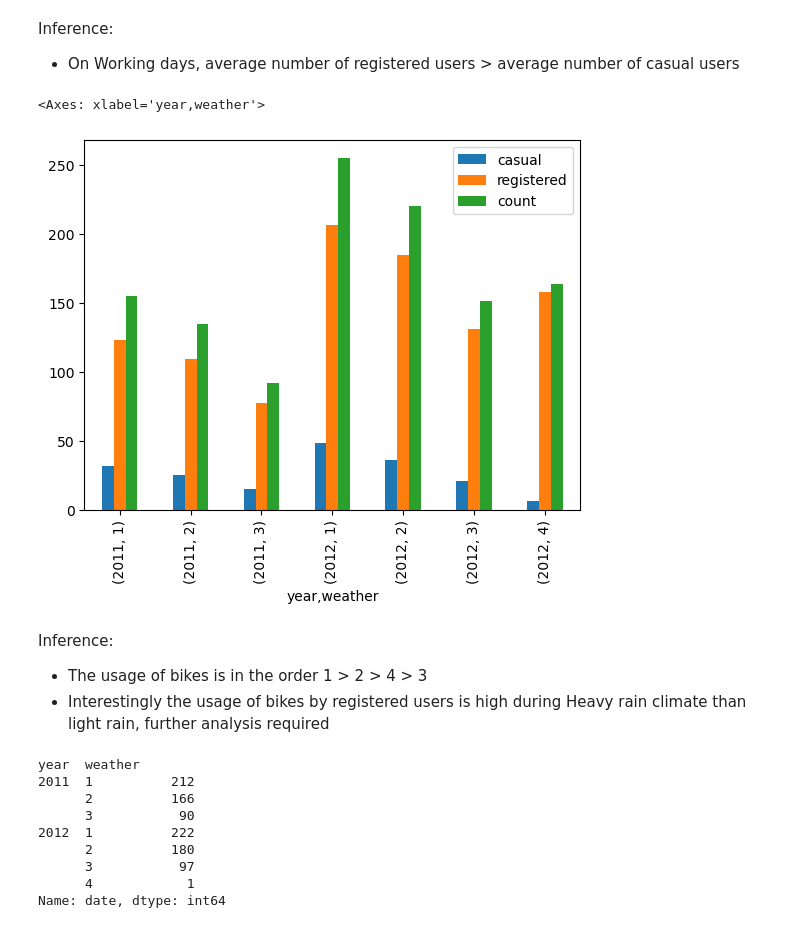
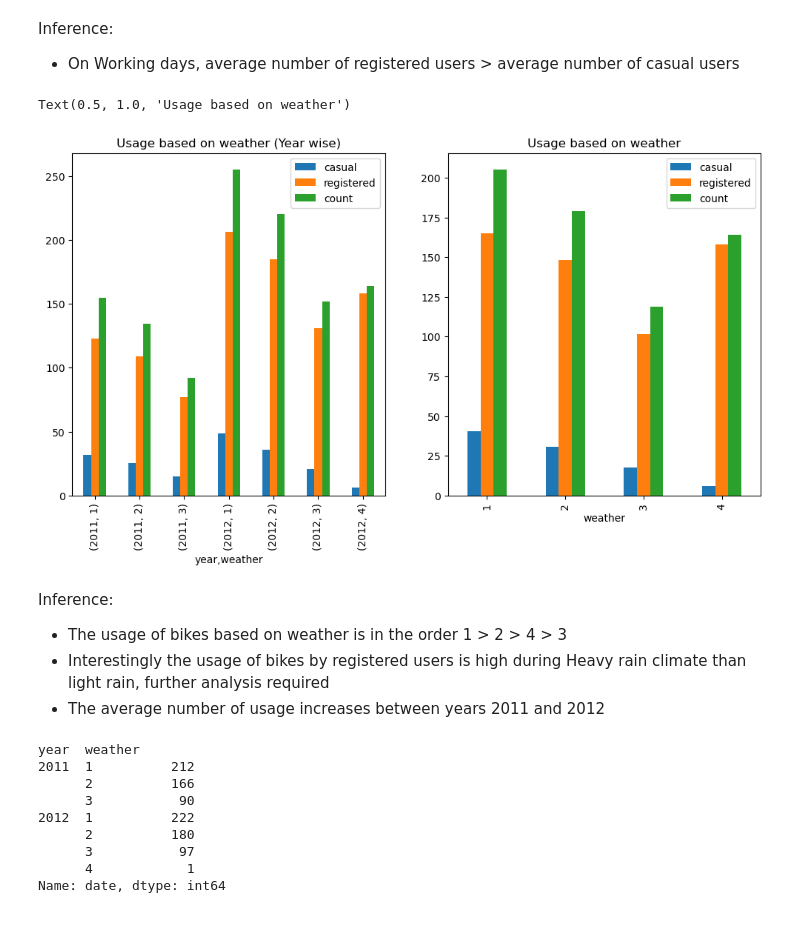
Before and after one commit to muthuganeshece/Business-Case-Study, a Jupyter notebook: Yulu/Notebook/Yulu_HypothesisTesting.ipynb, the cells around one changed output. Saved outputs shown, nothing was run; the diff lists cells and outputs as text; code cells hidden in the pictures.

```diff
--- a/Yulu/Notebook/Yulu_HypothesisTesting.ipynb
+++ b/Yulu/Notebook/Yulu_HypothesisTesting.ipynb
@@ -212,14 +254,21 @@ Inference:
 # %%
 # Weather vs Count
 # Weather corresponds to time not day
-data.groupby(['year', 'weather'])[['casual', 'registered', 'count']].mean().plot(kind='bar')
+plt.figure(figsize=(12,6))
+ax = plt.subplot(1,2,1)
+data.groupby(['year', 'weather'])[['casual', 'registered', 'count']].mean().plot(kind='bar', ax=ax)
+plt.title('Usage based on weather (Year wise)')
+ax = plt.subplot(1,2,2)
+data.groupby(['weather'])[['casual', 'registered', 'count']].mean().plot(kind='bar', ax=ax)
+plt.title('Usage based on weather')
 # %% [output]
-<Axes: xlabel='year,weather'>
+Text(0.5, 1.0, 'Usage based on weather')
-[figure, old version]
+[figure, new version]
 # %% [markdown]
 Inference:
-- The usage of bikes is in the order 1 > 2 > 4 > 3
+- The usage of bikes based on weather is in the order 1 > 2 > 4 > 3
 - Interestingly the usage of bikes by registered users is high during Heavy rain climate than light rain, further analysis required
+- The average number of usage increases between years 2011 and 2012
 # %%
 data.groupby(['year', 'weather'])['date'].nunique()
 # %% [output]
```
Also changed, not shown: parts of 17 cells of this notebook.
